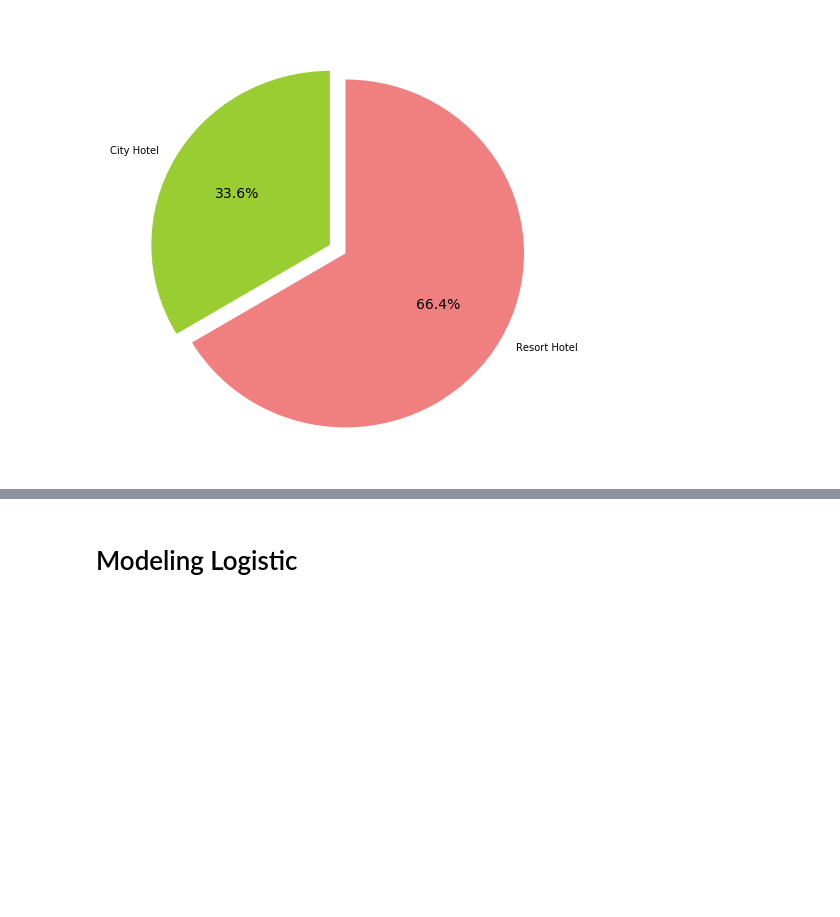
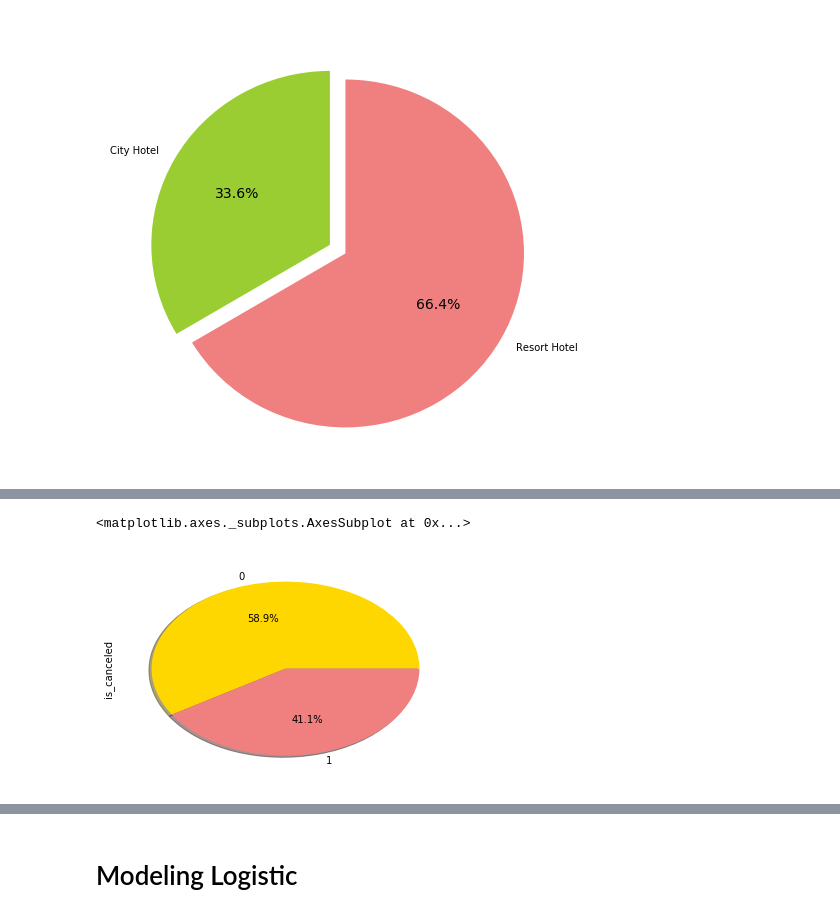
Before and after one commit to Hiragino/hye085, a Jupyter notebook: hye085-BDAS.ipynb, the cells around one changed output, grey strips where cells are left out. Saved outputs shown, nothing was run; the diff lists cells and outputs as text; code cells hidden in the pictures; blank space fills up the shorter version.

```diff
--- a/hye085-BDAS.ipynb
+++ b/hye085-BDAS.ipynb
@@ -194,0 +232,6 @@ plt.show()
+# %%
+cols = ['gold', 'lightcoral']
+hotel['is_canceled'].value_counts().plot.pie(autopct='%1.1f%%',shadow=True, colors=cols)
+# %% [output]
+<matplotlib.axes._subplots.AxesSubplot at 0x...>
+[figure, added]
```
Also changed, not shown: parts of 12 cells of this notebook, 1 other file.
